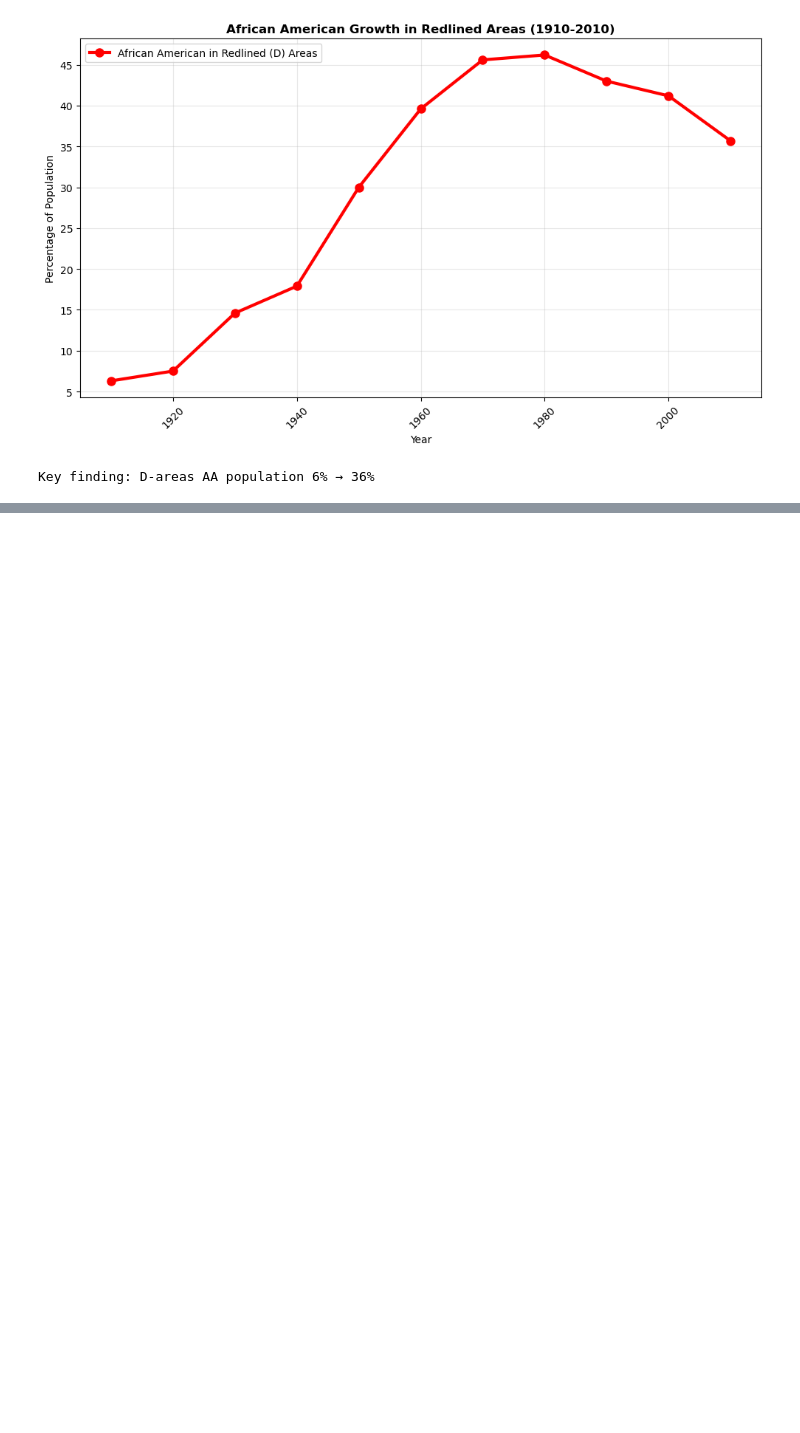
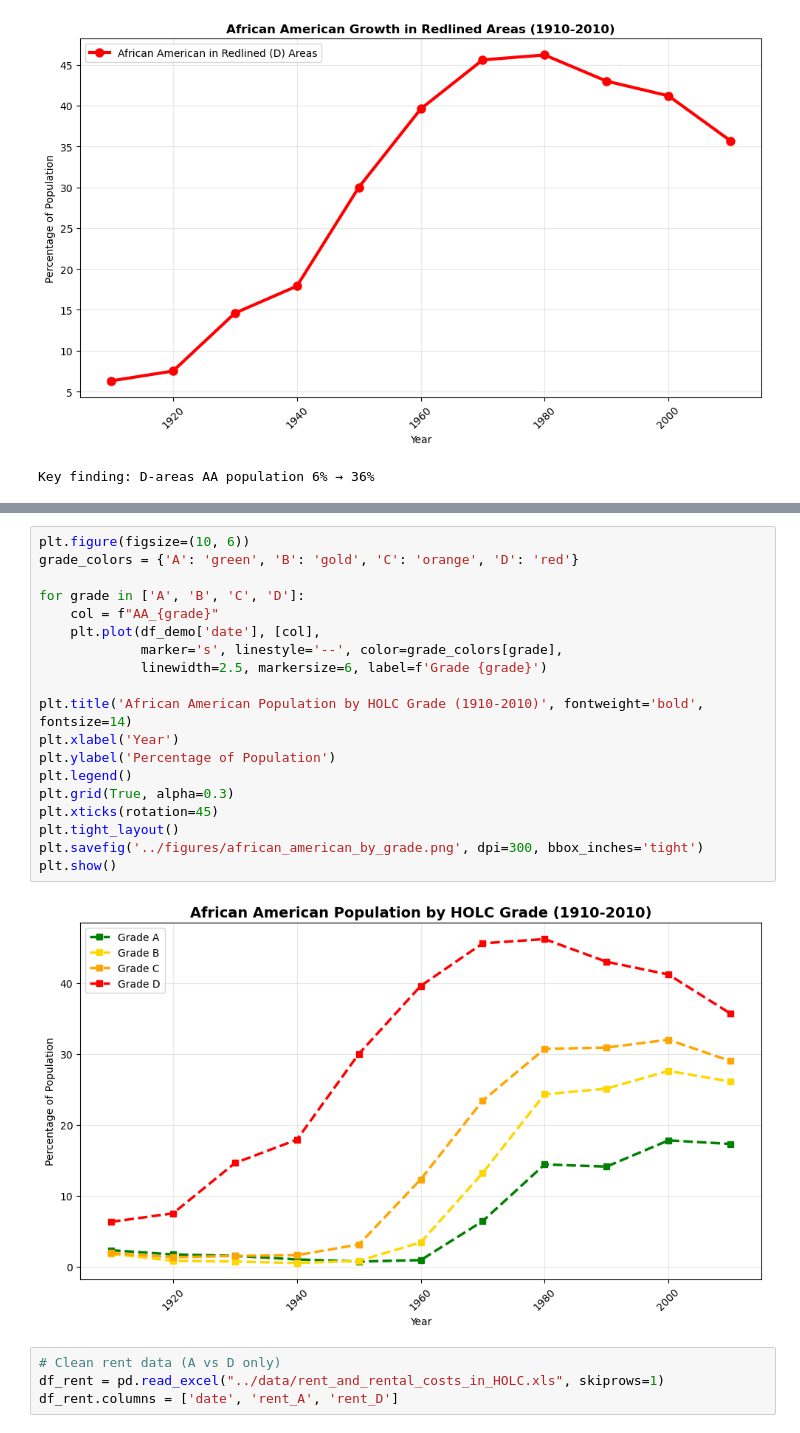
Before and after one commit to UCB-stat-159-f25/final-group10, a Jupyter notebook: analysis/01_holc_timeseries_exploration.ipynb, the cells around one changed output, grey strips where cells are left out. Drawn from its saved outputs; the diff is of its cells as text; blank space fills up the shorter version.

Commit message:
producing rent and house value time series

```diff
--- a/analysis/01_holc_timeseries_exploration.ipynb
+++ b/analysis/01_holc_timeseries_exploration.ipynb
@@ -109,0 +108,25 @@ plt.show()
+# %%
+plt.figure(figsize=(10, 6))
+grade_colors = {'A': 'green', 'B': 'gold', 'C': 'orange', 'D': 'red'}
+
+for grade in ['A', 'B', 'C', 'D']:
+    col = f"AA_{grade}"
+    plt.plot(df_demo['date'], [col],
+             marker='s', linestyle='--', color=grade_colors[grade],
+             linewidth=2.5, markersize=6, label=f'Grade {grade}')
+
+plt.title('African American Population by HOLC Grade (1910-2010)', fontweight='bold', fontsize=14)
+plt.xlabel('Year')
+plt.ylabel('Percentage of Population')
+plt.legend()
+plt.grid(True, alpha=0.3)
+plt.xticks(rotation=45)
+plt.tight_layout()
+plt.savefig('../figures/african_american_by_grade.png', dpi=300, bbox_inches='tight')
+plt.show()
+# %% [output]
+[figure, added]
+# %%
+# Clean rent data (A vs D only)
+df_rent = pd.read_excel("../data/rent_and_rental_costs_in_HOLC.xls", skiprows=1)
+df_rent.columns = ['date', 'rent_A', 'rent_D']
```
Also changed, not shown: parts of 3 cells of this notebook, 5 other files.
